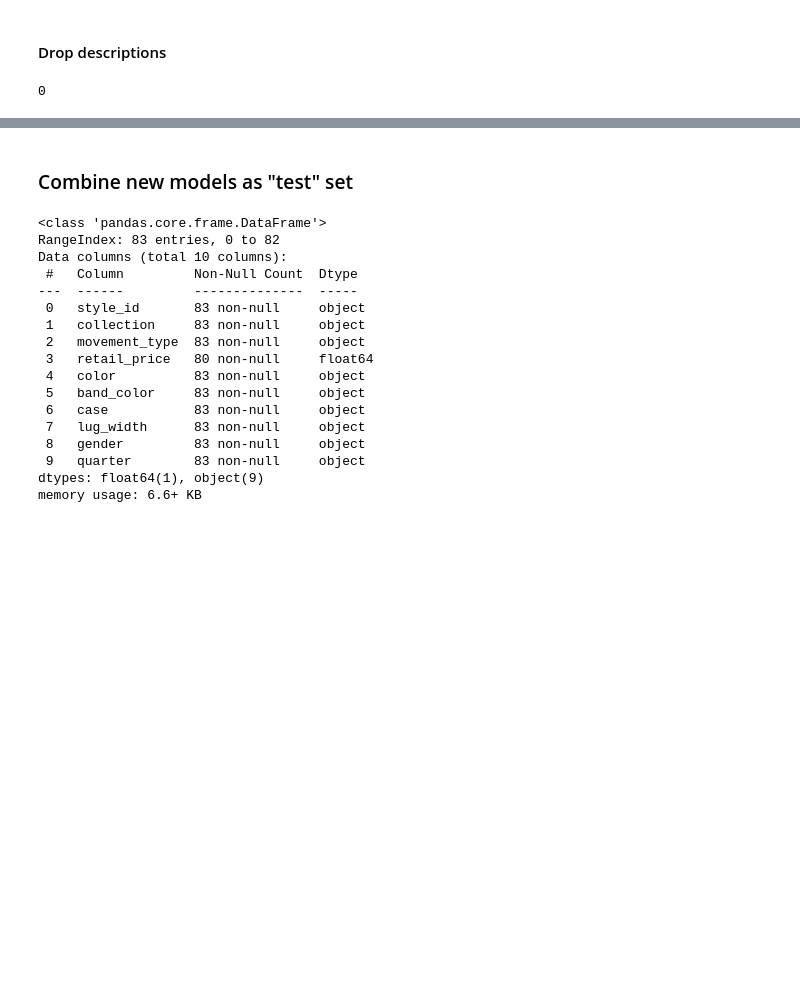
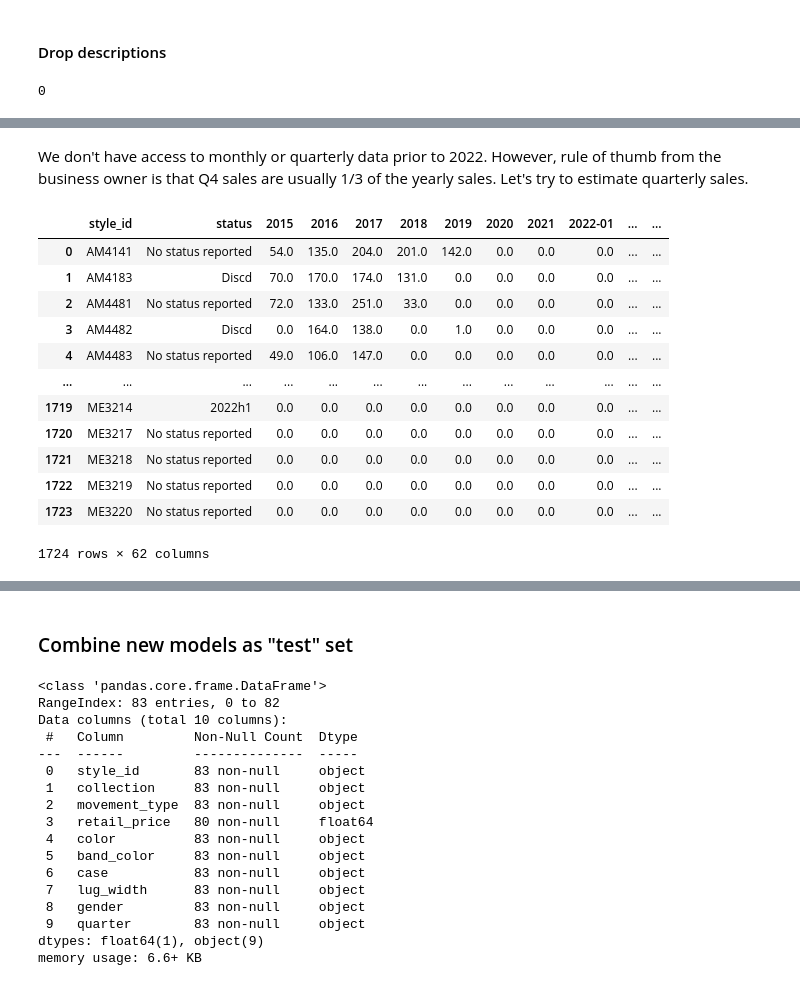
Before and after one commit to vmorenocosta/project-capstone-watch-sales, a Jupyter notebook: code/01_data_cleaning.ipynb, the cells around one changed output, grey strips where cells are left out. Saved outputs shown, nothing was run; the diff lists cells and outputs as text; code cells hidden in the pictures; blank space fills up the shorter version.

Commit message:
created quarterly sales and forescasting 5.28.22

```diff
--- a/code/01_data_cleaning.ipynb
+++ b/code/01_data_cleaning.ipynb
@@ -1328,0 +1331,2 @@ df_models.to_csv('../cleaned_datasets/models.csv',index=False)
+# %% [markdown]
+We don't have access to monthly or quarterly data prior to 2022.  However, rule of thumb from the business owner is that Q4 sales are usually 1/3 of the yearly sales. Let's try to estimate quarterly sales.
@@ -1328,0 +1384,22 @@ df_models.to_csv('../cleaned_datasets/models.csv',index=False)
+# %%
+df_quarterly = df_models.copy()
+for year in ['2015','2016', '2017', '2018', '2019', '2020', '2021']:
+    yearly_to_quarterly(df_quarterly, year)
+# %%
+df_quarterly['2022Q1'] = df_quarterly['2022-01'] + df_quarterly['2022-02'] + df_quarterly['2022-03']
+# %%
+df_quarterly
+# %% [output]
+|  | style_id | status | 2015 | 2016 | 2017 | 2018 | 2019 | 2020 | 2021 | 2022-01 | ... | ... |
+| 0 | AM4141 | No status reported | 54.0 | 135.0 | 204.0 | 201.0 | 142.0 | 0.0 | 0.0 | 0.0 | ... | ... |
+| 1 | AM4183 | Discd | 70.0 | 170.0 | 174.0 | 131.0 | 0.0 | 0.0 | 0.0 | 0.0 | ... | ... |
+| 2 | AM4481 | No status reported | 72.0 | 133.0 | 251.0 | 33.0 | 0.0 | 0.0 | 0.0 | 0.0 | ... | ... |
+| 3 | AM4482 | Discd | 0.0 | 164.0 | 138.0 | 0.0 | 1.0 | 0.0 | 0.0 | 0.0 | ... | ... |
+| 4 | AM4483 | No status reported | 49.0 | 106.0 | 147.0 | 0.0 | 0.0 | 0.0 | 0.0 | 0.0 | ... | ... |
+| ... | ... | ... | ... | ... | ... | ... | ... | ... | ... | ... | ... | ... |
+| 1719 | ME3214 | 2022h1 | 0.0 | 0.0 | 0.0 | 0.0 | 0.0 | 0.0 | 0.0 | 0.0 | ... | ... |
+| 1720 | ME3217 | No status reported | 0.0 | 0.0 | 0.0 | 0.0 | 0.0 | 0.0 | 0.0 | 0.0 | ... | ... |
+| 1721 | ME3218 | No status reported | 0.0 | 0.0 | 0.0 | 0.0 | 0.0 | 0.0 | 0.0 | 0.0 | ... | ... |
+| 1722 | ME3219 | No status reported | 0.0 | 0.0 | 0.0 | 0.0 | 0.0 | 0.0 | 0.0 | 0.0 | ... | ... |
+| 1723 | ME3220 | No status reported | 0.0 | 0.0 | 0.0 | 0.0 | 0.0 | 0.0 | 0.0 | 0.0 | ... | ... |
+1724 rows × 62 columns
```
Also changed, not shown: parts of 10 cells of this notebook, 3 other files.
